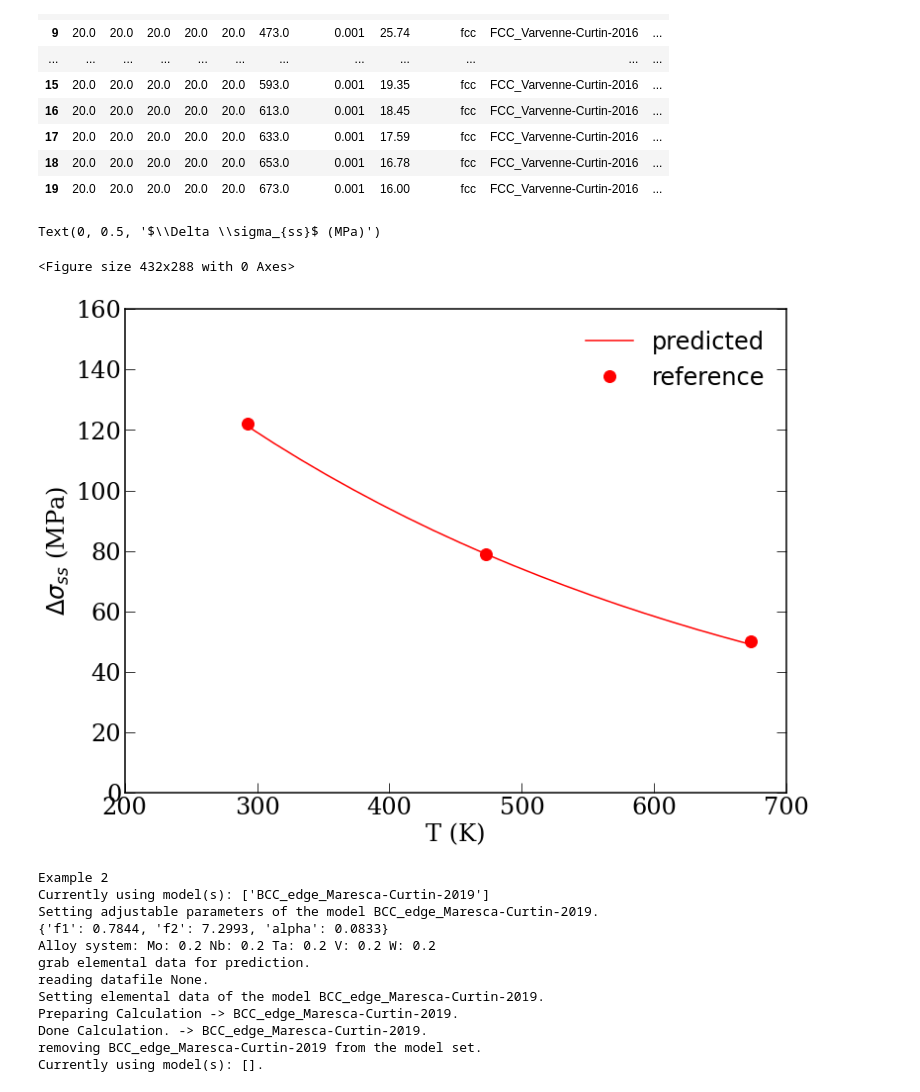
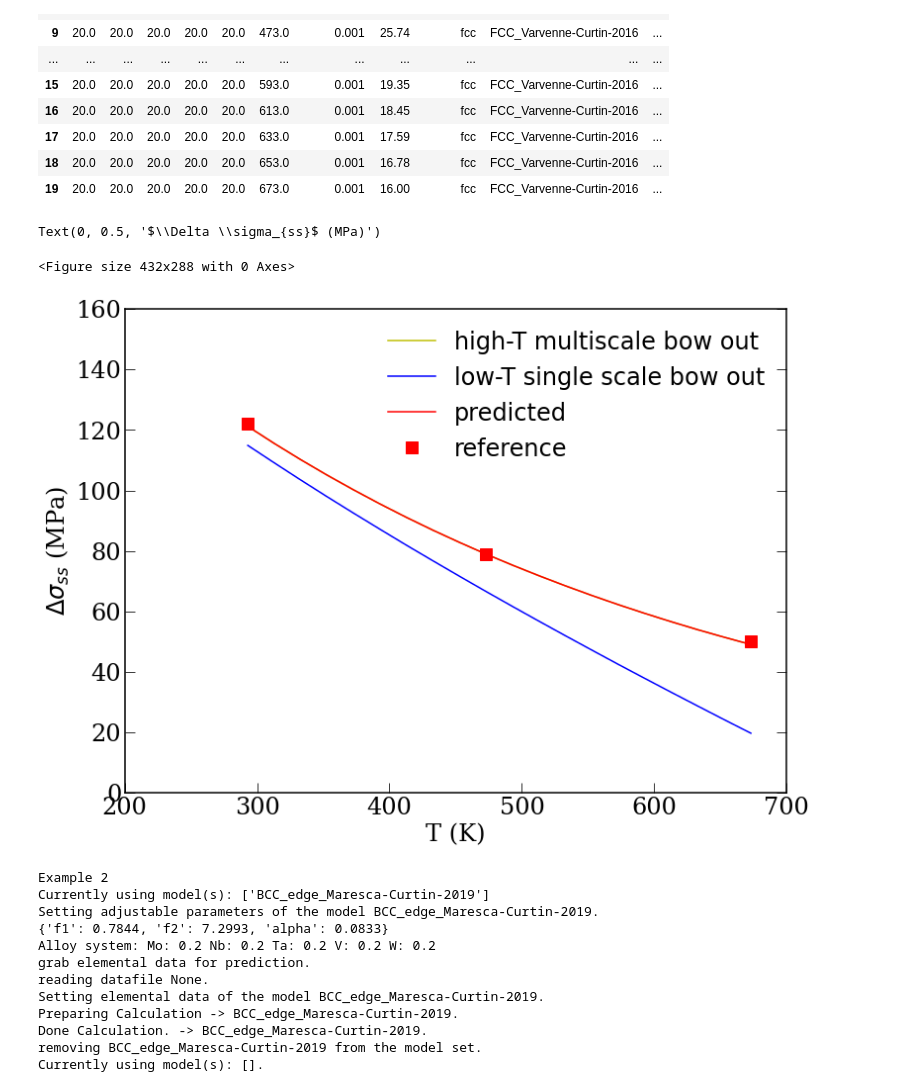
Before and after one commit to Dongsheng-Wen/pySSpredict, a Jupyter notebook: bin/reproduce_data.ipynb, the cells around one changed output. Cells and saved outputs as stored; diff of their text form; code cells hidden in the pictures.

```diff
--- a/bin/reproduce_data.ipynb
+++ b/bin/reproduce_data.ipynb
@@ -105,35 +105,38 @@ f = plt.figure(figsize=(12,9))
 
 (ax1) = f.subplots(1,1)
 [i.set_linewidth(1.5) for i in ax1.spines.values()]
 
 ax1.set_xlim(200.0,700)
 ax1.set_ylim(0,160)
 labels=[570,770,970,1170]
 
 colors=np.array([[0,0,0],[30,136,229],[225,193,7],[212,27,93]])/256
 
 
 mask = single_calc.calc_data_all['model']=='FCC_Varvenne-Curtin-2016'
+ax1.plot(single_calc.calc_data_all[mask]['T'],single_calc.calc_data_all[mask]['tau_y_hT']*3.067,'y-',label='high-T multiscale bow out')
+ax1.plot(single_calc.calc_data_all[mask]['T'],single_calc.calc_data_all[mask]['tau_y_lT']*3.067,'b-',label='low-T single scale bow out')
+
 
 ax1.plot(single_calc.calc_data_all[mask]['T'],single_calc.calc_data_all[mask]['tau_y']*3.067,
               'r-',
               label='predicted')
-ax1.plot(paper_T_CrFeCoNiMn,paper_data_CrFeCoNiMn,'ro',markersize=12,label='reference')
+ax1.plot(paper_T_CrFeCoNiMn,paper_data_CrFeCoNiMn,'rs',markersize=12,label='reference')
 
 ax1.tick_params(direction='in',axis='both',length=10,right=True)
 for labelx1 in (ax1.get_xticklabels()):
     labelx1.set_fontproperties(ticks_font)
 
 for labely1 in (ax1.get_yticklabels()):
     labely1.set_fontproperties(ticks_font)
 
 ax1.set_xlabel('T (K)',fontproperties=ticks_font)
 ax1.legend(fontsize=24,frameon=False)
 ax1.set_ylabel(r'$\Delta \sigma_{ss}$ (MPa)',fontproperties=ticks_font)
 # %% [output]
 Text(0, 0.5, '$\\Delta \\sigma_{ss}$ (MPa)')
 <Figure size 432x288 with 0 Axes>
-[figure, old version]
+[figure, new version]
 # %%
 
 dict_MoNbTaVW = {"elements":{
```
Also changed, not shown: parts of 11 cells of this notebook, 12 other files.
